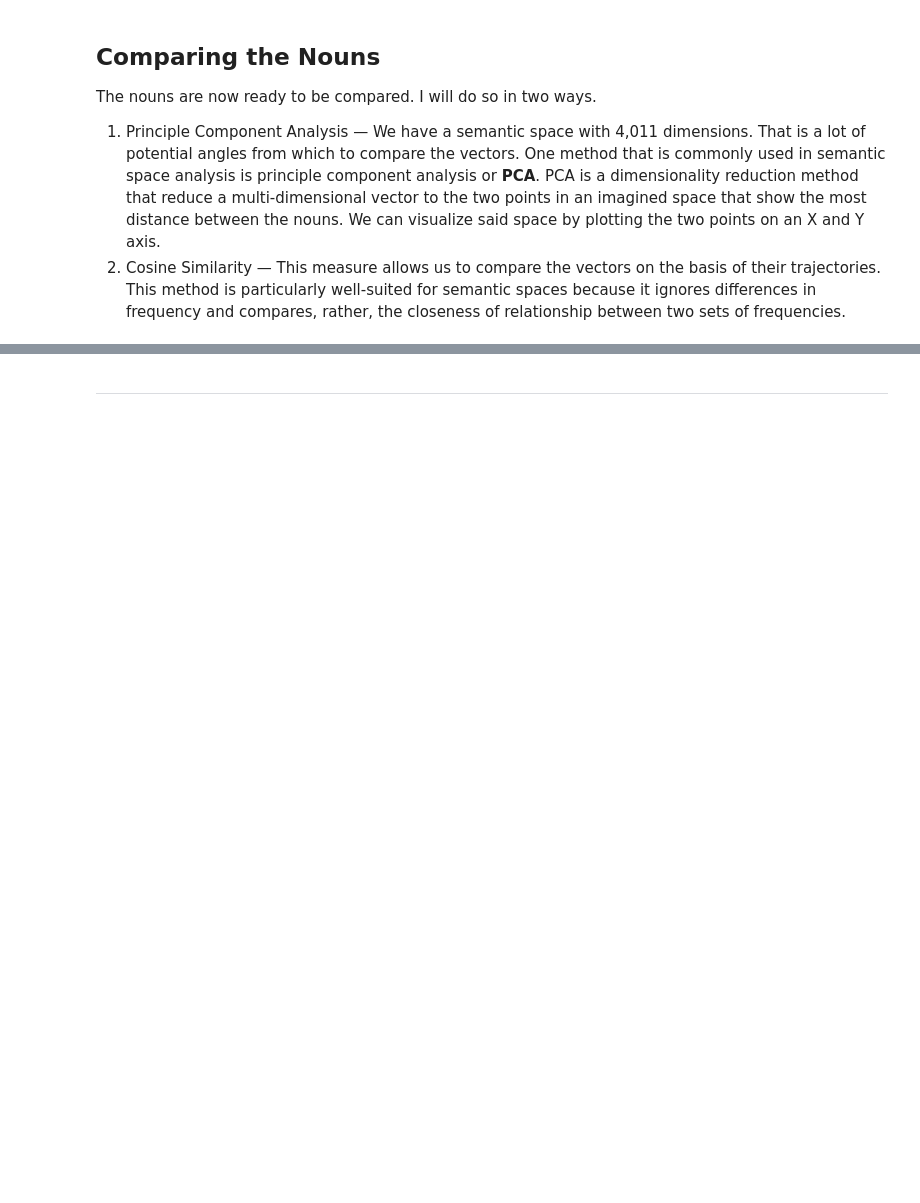
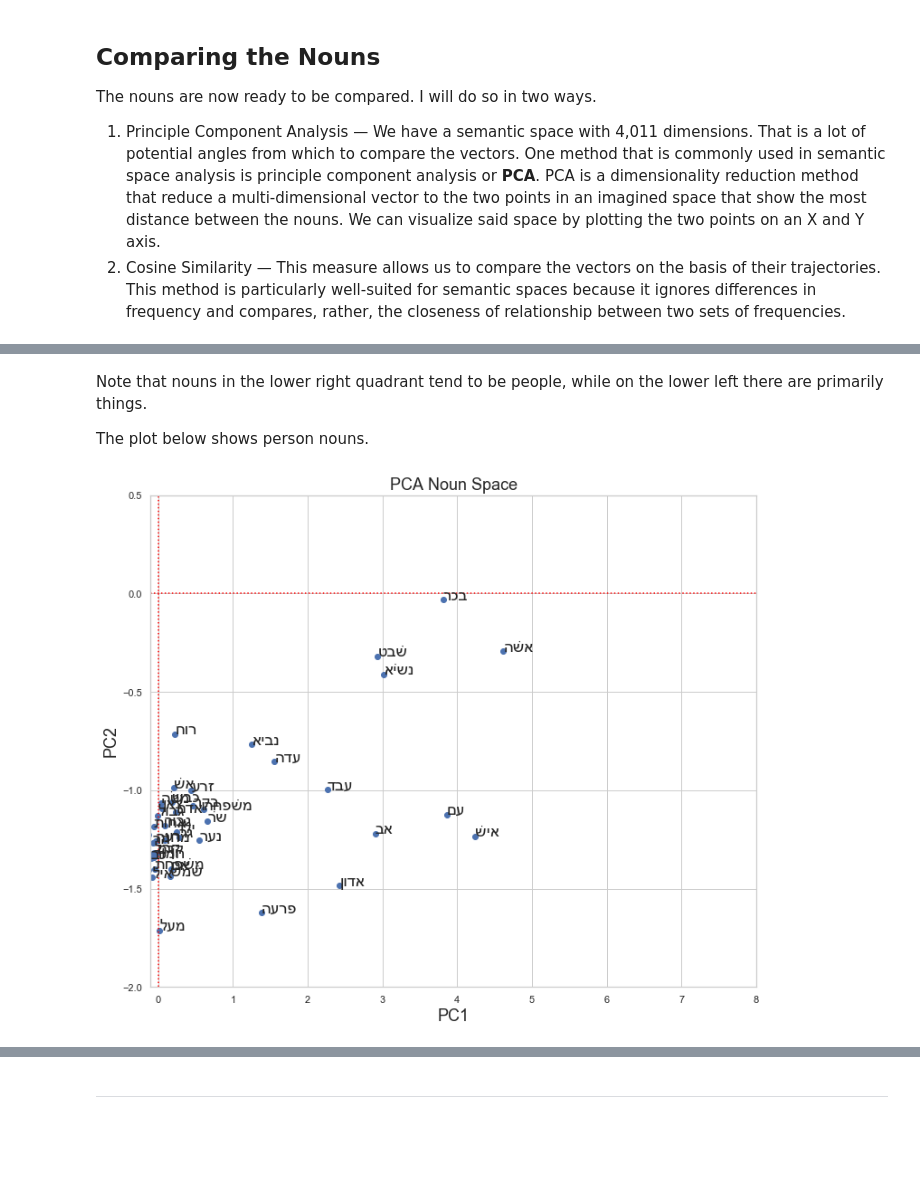
Before and after one commit to codykingham/noun_semantics, a Jupyter notebook: analysis/noun_semantics.ipynb, the cells around one changed output, grey strips where cells are left out. Drawn from its saved outputs; the diff is of its cells as text; code cells hidden in the pictures; blank space fills up the shorter version.

```diff
--- a/analysis/noun_semantics.ipynb
+++ b/analysis/noun_semantics.ipynb
@@ -576,0 +629,8 @@ The nouns are now ready to be compared. I will do so in two ways.
+# %% [markdown]
+Note that nouns in the lower right quadrant tend to be people, while on the lower left there are primarily things.
+
+The plot below shows person nouns.
+# %%
+plot_PCA(pca_nouns, zoom=((-0.1, 8, -2, 0.5)))
+# %% [output]
+[figure, added]
```
Also changed, not shown: parts of 13 cells of this notebook.
